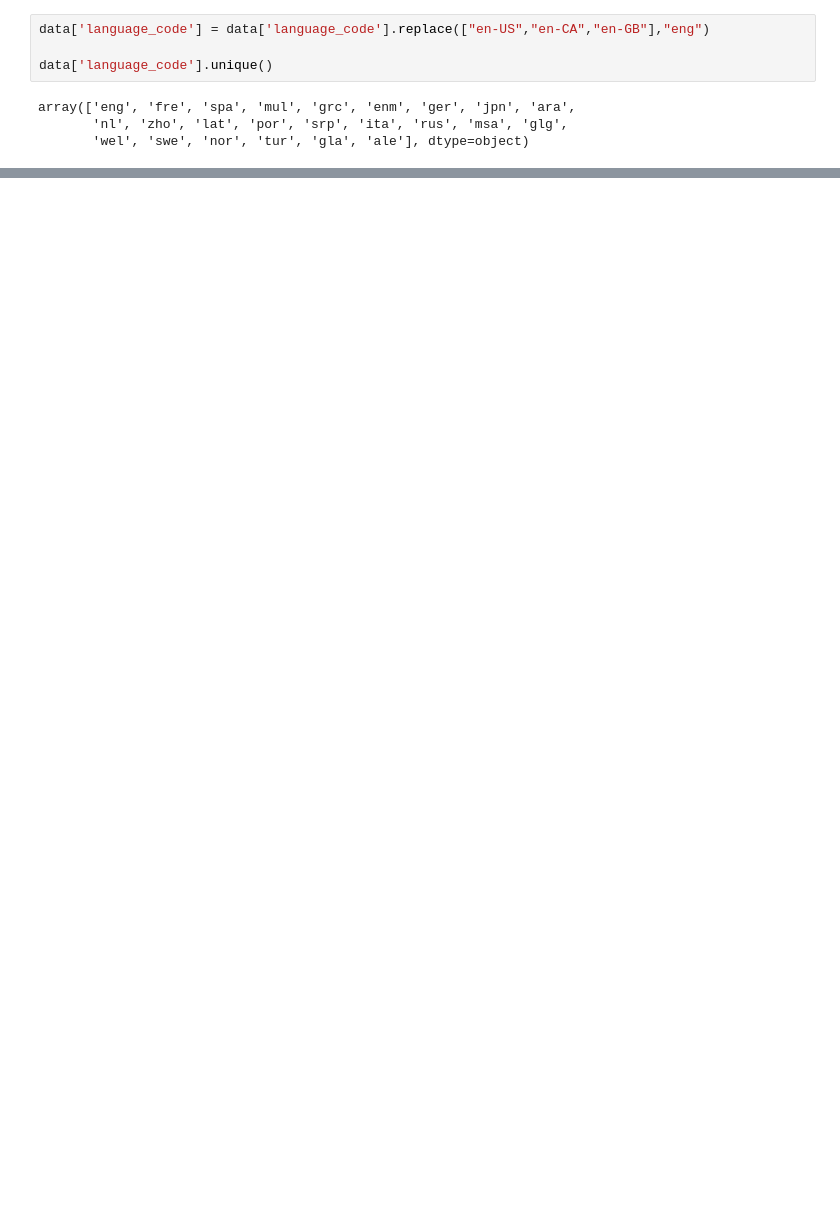
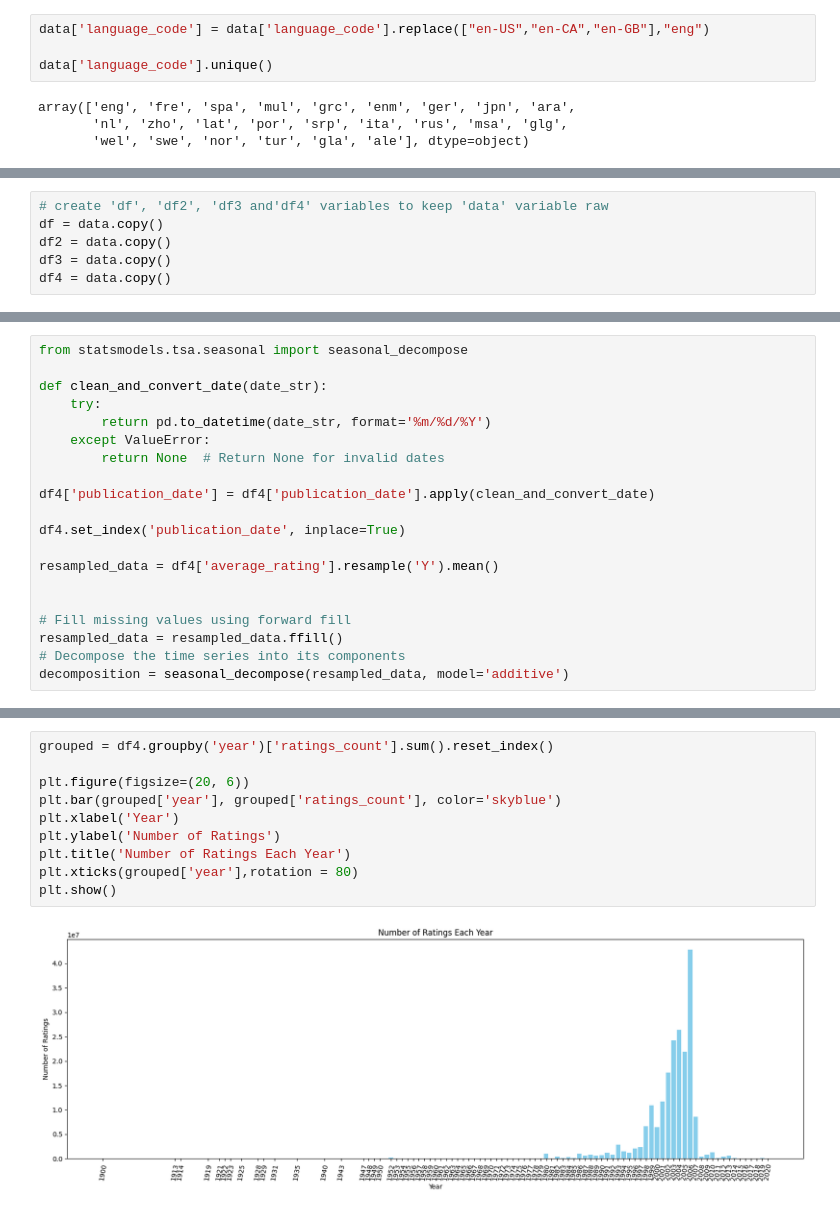
Before and after one commit to ismaildaoudi21/Project_ML_2023, a Jupyter notebook: data_analysis.ipynb, the cells around one changed output, grey strips where cells are left out. Drawn from its saved outputs; the diff is of its cells as text; blank space fills up the shorter version.

```diff
--- a/data_analysis.ipynb
+++ b/data_analysis.ipynb
@@ -447,0 +141,6 @@ Predicted rating for the sample book is: 4.324901953992889
+# %%
+# create 'df', 'df2', 'df3 and'df4' variables to keep 'data' variable raw
+df = data.copy()
+df2 = data.copy()
+df3 = data.copy()
+df4 = data.copy()
@@ -447,0 +151,20 @@ Predicted rating for the sample book is: 4.324901953992889
+# %%
+from statsmodels.tsa.seasonal import seasonal_decompose
+
+def clean_and_convert_date(date_str):
+    try:
+        return pd.to_datetime(date_str, format='%m/%d/%Y')
+    except ValueError:
+        return None  # Return None for invalid dates
+
+df4['publication_date'] = df4['publication_date'].apply(clean_and_convert_date)
+
+df4.set_index('publication_date', inplace=True)
+
+resampled_data = df4['average_rating'].resample('Y').mean()
+
+
+# Fill missing values using forward fill
+resampled_data = resampled_data.ffill()
+# Decompose the time series into its components
+decomposition = seasonal_decompose(resampled_data, model='additive')
@@ -447,0 +196,12 @@ Predicted rating for the sample book is: 4.324901953992889
+# %%
+grouped = df4.groupby('year')['ratings_count'].sum().reset_index()
+
+plt.figure(figsize=(20, 6))
+plt.bar(grouped['year'], grouped['ratings_count'], color='skyblue')
+plt.xlabel('Year')
+plt.ylabel('Number of Ratings')
+plt.title('Number of Ratings Each Year')
+plt.xticks(grouped['year'],rotation = 80)
+plt.show()
+# %% [output]
+[figure, added]
```
Also changed, not shown: parts of 93 cells of this notebook.
